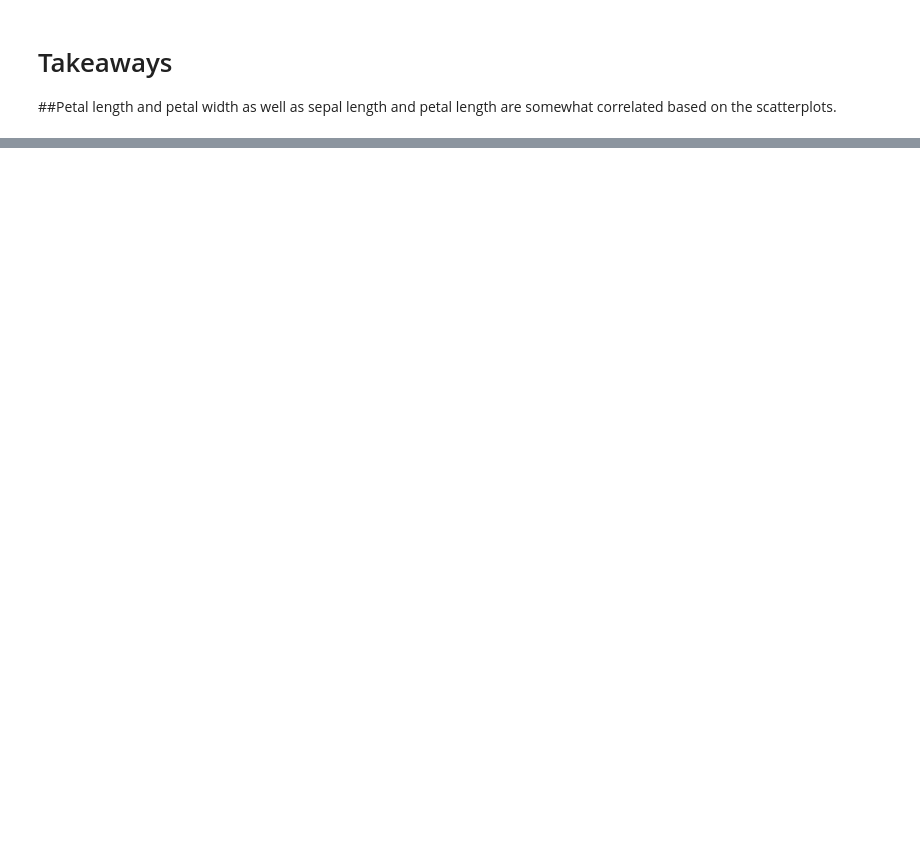
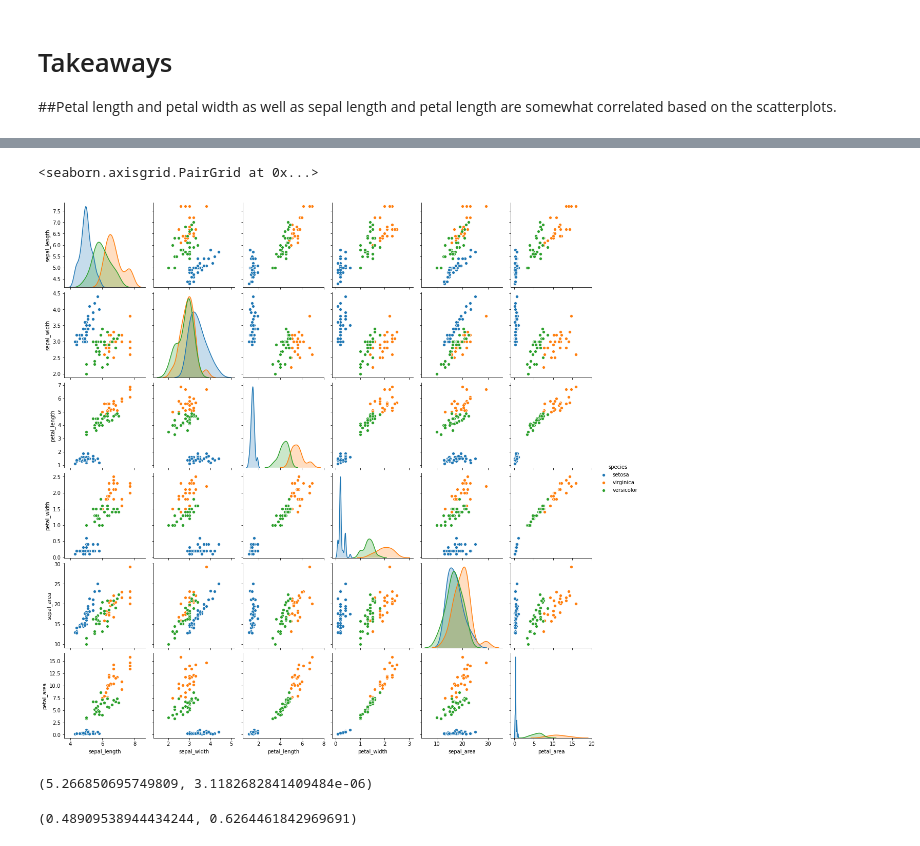
Before and after one commit to AAranda10/classification-exercises, a Jupyter notebook: classification_exercises.ipynb, the cells around one changed output, grey strips where cells are left out. Cells and saved outputs as stored; diff of their text form; code cells hidden in the pictures; blank space fills up the shorter version.

```diff
--- a/classification_exercises.ipynb
+++ b/classification_exercises.ipynb
@@ -348,0 +349,5 @@ sns.heatmap(train.corr(), annot=True)
+# %%
+sns.pairplot(train, hue='species')
+# %% [output]
+<seaborn.axisgrid.PairGrid at 0x...>
+[figure, added]
@@ -348,0 +360,6 @@ sns.heatmap(train.corr(), annot=True)
+# %%
+t, p = stats.ttest_ind(vgsl, vcsl, equal_var = False)
+t, p
+##Based on the results, we reject the null hypothesis, which means that the sepal lengths are different
+# %% [output]
+(5.266850695749809, 3.1182682841409484e-06)
@@ -348,0 +372,6 @@ sns.heatmap(train.corr(), annot=True)
+# %%
+#We fail to reject the null hypothesis
+t, p = stats.ttest_ind((setosa_area), versicolor_area)
+t, p
+# %% [output]
+(0.48909538944434244, 0.6264461842969691)
```
Also changed, not shown: parts of 7 cells of this notebook.
